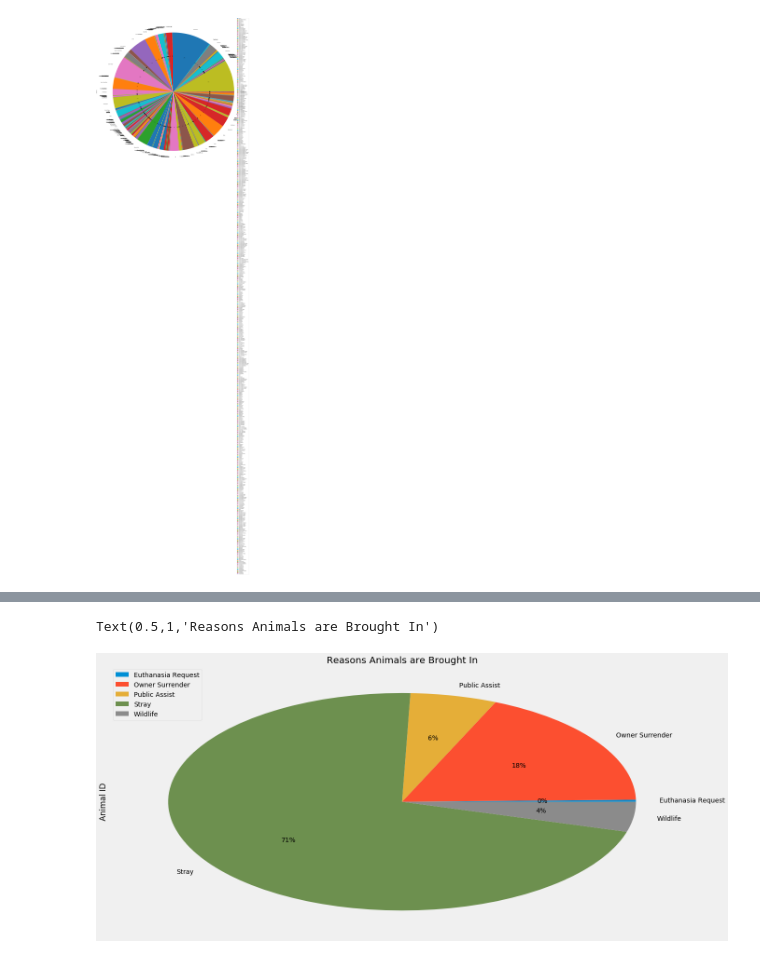
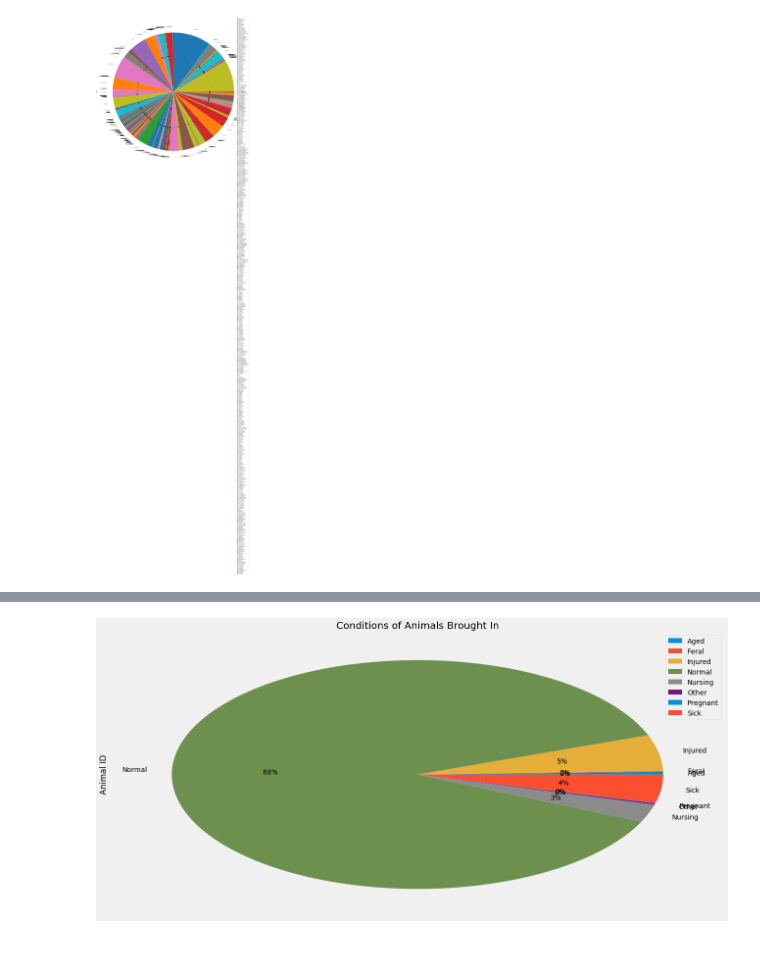
Before and after one commit to ellenguerrero/gitpug, a Jupyter notebook: Baseline_Master_Jugal.ipynb, the cells around one changed output, grey strips where cells are left out. Saved outputs shown, nothing was run; the diff lists cells and outputs as text; code cells hidden in the pictures.

Commit message:
adding images

```diff
--- a/Baseline_Master_Jugal.ipynb
+++ b/Baseline_Master_Jugal.ipynb
@@ -351,5 +352,8 @@ breed_df
 | Livestock | 12 |
 | Other | 4824 |
 # %%
+style.use('fivethirtyeight')
 breed_df.plot.pie(figsize=(20,10), subplots=True,autopct='%1.0f%%')
+plt.title("Types Animals are Brought In")
+plt.savefig("Animals brought in.png")
 # %% [output]
@@ -385,3 +388,11 @@ color_df.plot.pie(figsize=(40,40), subplots=True,autopct='%1.0f%%')
 array([<matplotlib.axes._subplots.AxesSubplot object at 0x...>],
       dtype=object)
 [figure]
+# %%
+style.use('fivethirtyeight')
+
+#Grouping the main df on reasons for animal intake into the shelter and aggregating a count on the ID
+intake_df = fixed_df.groupby(['Intake Type']).agg({'Animal ID':'count'})
+intake_df.plot.pie(figsize=(20,10), subplots=True,autopct='%1.0f%%')
+plt.title("Reasons Animals are Brought In")
+plt.savefig("Reasons Animals brought in.png")
@@ -388,8 +401,8 @@ array([<matplotlib.axes._subplots.AxesSubplot object at 0x...>],
 # %%
 style.use('fivethirtyeight')
-intake_df = fixed_df.groupby(['Intake Type']).agg({'Animal ID':'count'})
-intake_df.plot.pie(figsize=(20,10), subplots=True,autopct='%1.0f%%')
-plt.title("Reasons Animals are Brought In")
+age_df = fixed_df.groupby(['Intake Condition']).agg({'Animal ID':'count'})
+age_df.plot.pie(figsize=(20,10), subplots=True,autopct='%1.000f%%')
+plt.title("Conditions of Animals Brought In")
+plt.savefig("Conditions of Animals brought In.png")
 # %% [output]
-Text(0.5,1,'Reasons Animals are Brought In')
-[figure, old version]
+[figure, new version]
```
Also changed, not shown: parts of 7 cells of this notebook, 3 other files.
